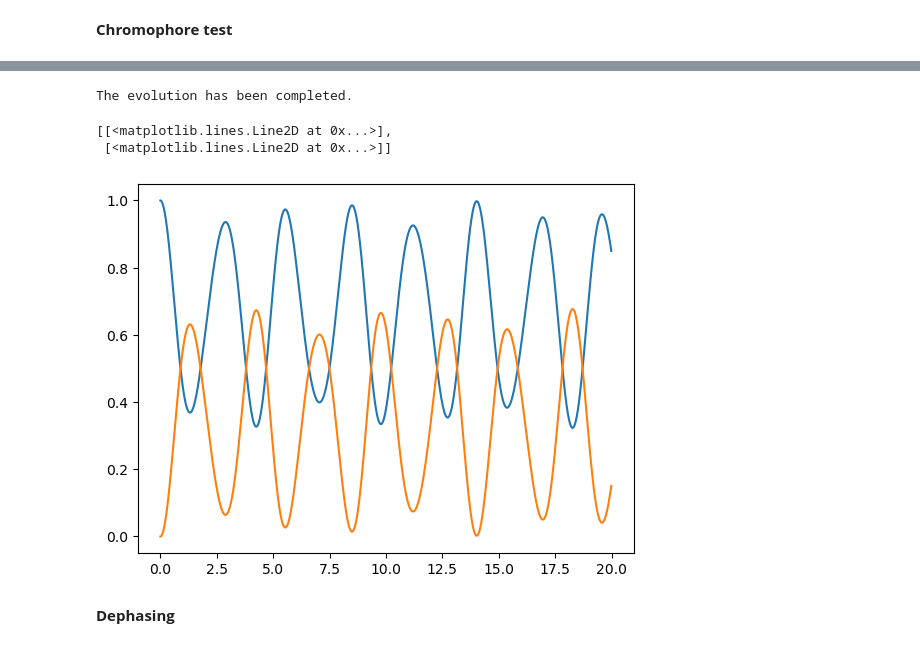
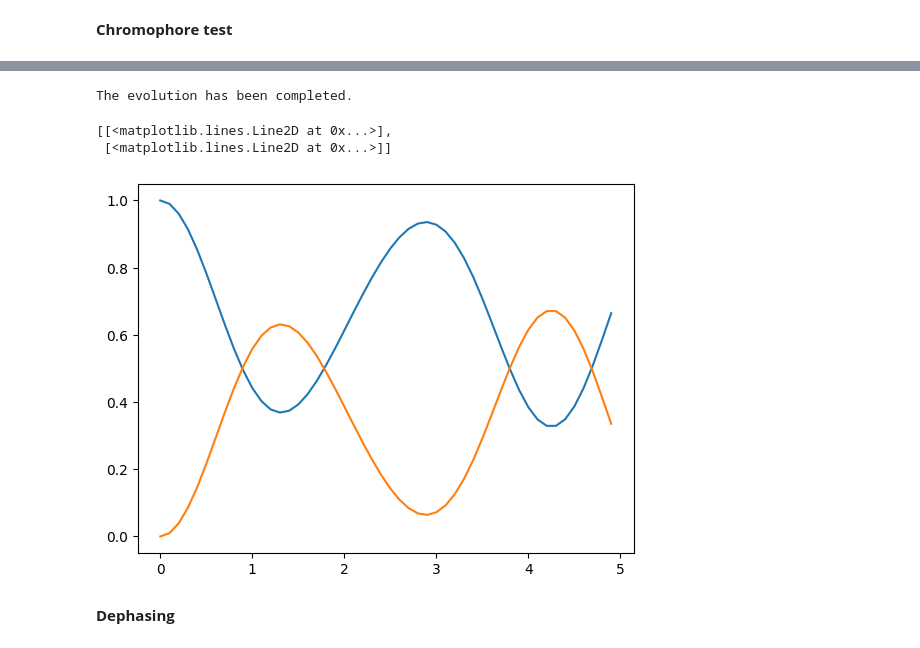
Before and after one commit to N384R/Quantum_Dynamics, a Jupyter notebook: test_qsextra_class.ipynb, the cells around one changed output, grey strips where cells are left out. Saved outputs shown, nothing was run; the diff lists cells and outputs as text; code cells hidden in the pictures.

```diff
--- a/test_qsextra_class.ipynb
+++ b/test_qsextra_class.ipynb
@@ -750,17 +1322,4 @@ The evolution has been completed.
 # %%
-from scipy.linalg import toeplitz
-
-epsilon = [1, 2]
-J = toeplitz([0., 1.])
-
-esys = ExcitonicSystem(energies=epsilon, couplings=J)
-esys.set_state(state_type='localized excitation', state=0)
-
-sys = ChromophoreSystem(excitonic_system=esys)
-frequencies_pseudomode = [0]
-Gamma = [2]
-Omega = [1]
-
 sys.pseudomodes(frequencies_pseudomode=frequencies_pseudomode,
                 levels_pseudomode=[2]*len(frequencies_pseudomode),
                 couplings_ep=np.sqrt(
@@ -774,3 +1333,20 @@ Quantum object: dims=[[2, 2, 2, 2], [2, 2, 2, 2]], shape=(16, 16), type='oper',
 sys.get_global_Hamiltonian()
 # %% [output]
 Quantum object: dims=[[2, 2, 2, 2], [2, 2, 2, 2]], shape=(16, 16), type='oper', dtype=CSR, isherm=True$$\left(\begin{array}{cc}-1.500 & 0 & 0 & 0 & 0 & \cdots & 0 & 0 & 0 & 0 & 0\\0 & -1.500 & 0 & 0 & 0 & \cdots & 0 & 0 & 0 & 0 & 0\\0 & 0 & -1.500 & 0 & 0 & \cdots & 0 & 0 & 0 & 0 & 0\\0 & 0 & 0 & -1.500 & 0 & \cdots & 0 & 0 & 0 & 0 & 0\\0 & 0 & 0 & 0 & -0.500 & \cdots & 0 & 0 & 0 & 0 & 0\\\vdots & \vdots & \vdots & \vdots & \vdots & \ddots & \vdots & \vdots & \vdots & \vdots & \vdots\\0 & 0 & 0 & 0 & 0 & \cdots & 0.500 & 0 & 0 & 0 & 0\\0 & 0 & 0 & 0 & 0 & \cdots & 0 & 1.500 & 1 & 1 & 0\\0 & 0 & 0 & 0 & 0 & \cdots & 0 & 1 & 1.500 & 0 & 1\\0 & 0 & 0 & 0 & 0 & \cdots & 0 & 1 & 0 & 1.500 & 1\\0 & 0 & 0 & 0 & 0 & \cdots & 0 & 0 & 1 & 1 & 1.500\end{array}\right)$$
+# %%
+dt = 0.01
+time = np.arange(0, 5, dt*10)
+shots = 10000
+# %%
+results = qevolve(sys, time, shots=shots, dt=dt)
+
+P = np.zeros((len(epsilon), time.size))
+counts = results.get_counts()
+for nc, c in enumerate(counts):
+    for i in range(len(epsilon)):
+        try:
+            P[i, nc] = c['{:b}'.format(1 << i).zfill(len(epsilon))]/shots
+        except:
+            P[i, nc] = 0
+
+[plt.scatter(time, P[i, :]) for i in range(len(epsilon))]
@@ -777,23 +1360,18 @@ Quantum object: dims=[[2, 2, 2, 2], [2, 2, 2, 2]], shape=(16, 16), type='oper',
 # %%
-dt = 0.01
-time = np.arange(0, 20, dt*100)
-shots = 8000
-
-t_list = np.arange(0, 20, dt)
-results_qutip = clevolve(sys, t_list, measure_populations=True)
+results_qutip = clevolve(sys, time, measure_populations=True)
 
 P_qutip = results_qutip.expect
 error = []
 for i in range(len(epsilon)):
     error.append(
         np.sqrt(P_qutip[i] * (np.ones_like(P_qutip[i]) - P_qutip[i]) / shots))
 
-[plt.plot(t_list, P_qutip[i]) for i in range(len(epsilon))]
+[plt.plot(time, P_qutip[i]) for i in range(len(epsilon))]
 # %% [output]
 The evolution has been completed.
 [[<matplotlib.lines.Line2D at 0x...>],
  [<matplotlib.lines.Line2D at 0x...>]]
-[figure, old version]
+[figure, new version]
 # %% [markdown]
 **Dephasing**
 # %%
```
Also changed, not shown: parts of 25 cells of this notebook, 15 other files.
